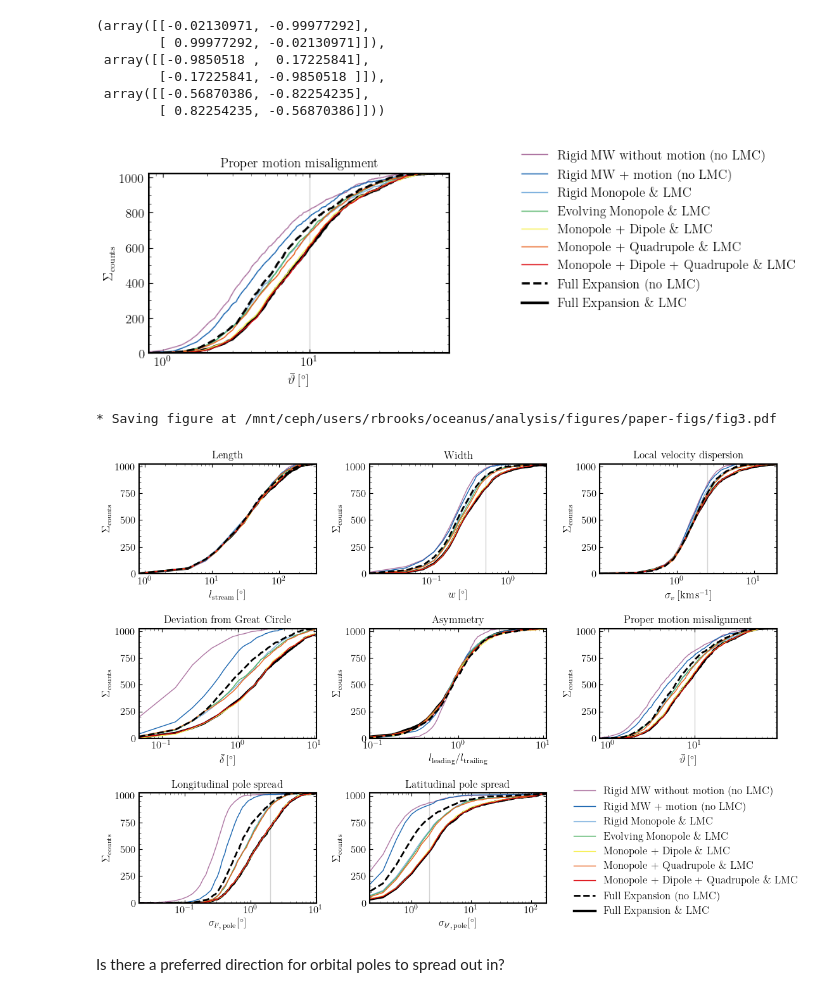
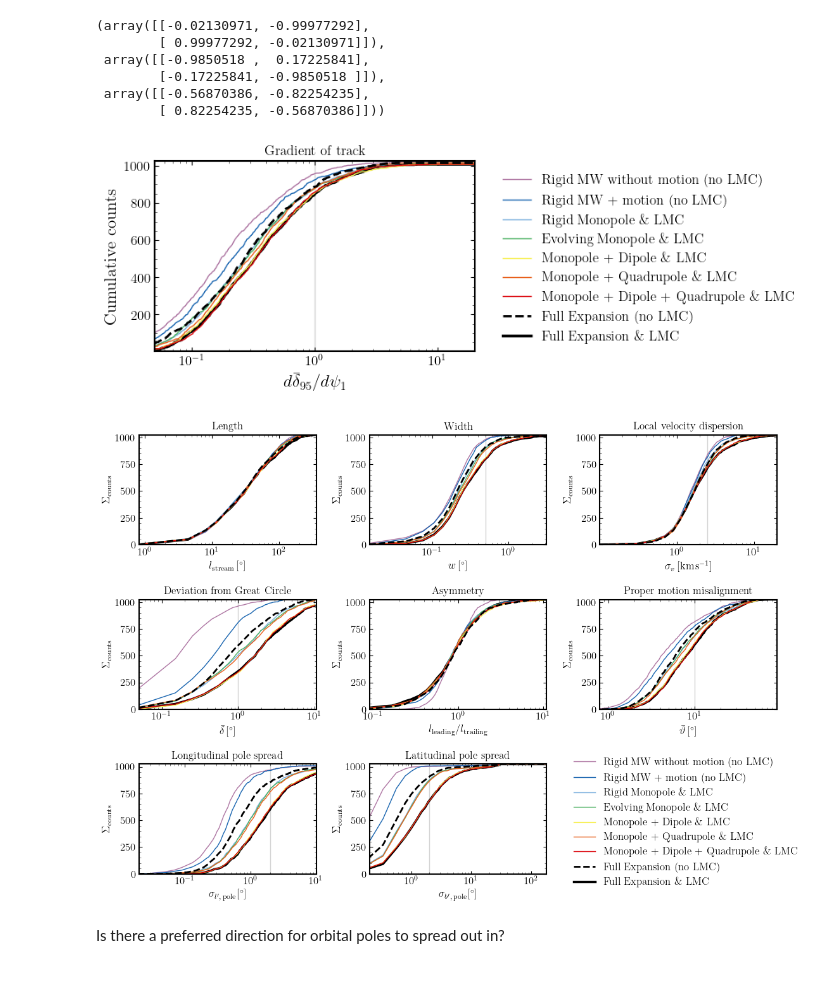
Before and after one commit to dc-broo3/oceanus, a Jupyter notebook: analysis/datamining.ipynb, the cells around one changed output. Saved outputs shown, nothing was run; the diff lists cells and outputs as text; code cells hidden in the pictures.

Commit message:
Gradient of track deviation analysis added.

```diff
--- a/analysis/datamining.ipynb
+++ b/analysis/datamining.ipynb
@@ -107,58 +105,87 @@ potentials = list(['rigid-mw.hdf5','static-mw.hdf5', 'rm-MWhalo-full-MWdisc-full
                        'md-MWhalo-full-MWdisc-full-LMC.hdf5', 'mq-MWhalo-full-MWdisc-full-LMC.hdf5', 'mdq-MWhalo-full-MWdisc-full-LMC.hdf5',\
                         'full-MWhalo-full-MWdisc-no-LMC.hdf5', 'Full-MWhalo-MWdisc-LMC.hdf5'])
 
-# potentials = list(['static-mw.hdf5','static-mw.hdf5','rm-MWhalo-full-MWdisc-full-LMC.hdf5'])
+# potentials = list(['rigid-mw.hdf5'])
 
 labels = list(['Rigid MW without motion (no LMC)', 'Rigid MW + motion (no LMC)', 'Rigid Monopole \& LMC', 'Evolving Monopole \& LMC', \
                'Monopole + Dipole \& LMC', 'Monopole + Quadrupole \& LMC', 'Monopole + Dipole + Quadrupole \& LMC',\
                'Full Expansion (no LMC)', 'Full Expansion \& LMC'])
 # labels = list(['Rigid MW without motion (no LMC)'])
 
 for j in range(len(potentials)):
 
     with h5py.File(path + potentials[j],'r') as file:
+        pm_ang = np.array(file['pm_misalignment'])
+        grad_dev = np.array(file['grad_track_deform'])
 
-        pm_ang = np.array(file['pm_misalignment'])
+    #     t_idx = -1
+    #     l_pole = np.array(file['pole_l'])[:,t_idx]
+    #     b_pole = np.array(file['pole_b'])[:,t_idx]
 
-#         t_idx = -1
-#         l_pole = np.array(file['pole_l'])[:,t_idx]
-#         b_pole = np.array(file['pole_b'])[:,t_idx]
+    #     poles =  np.stack((l_pole, b_pole))
+    # rot_pole = np.array([rotation_matrix_disc @ poles[:,i] for i in range(len(l_pole))])
 
-#         poles =  np.stack((l_pole, b_pole))
-#     rot_pole = np.array([rotation_matrix @ poles[:,i] for i in range(len(l_pole))])
+    # rot_bpole_i = np.where(rot_pole[:,1] > 90, rot_pole[:,1] - 180, rot_pole[:,1])
+    # rot_bpole_wrapped = np.where(rot_bpole_i < -90, rot_bpole_i + 180, rot_bpole_i)
 
-    # # asymmetry
-    # h, bin_edges = np.histogram(np.nanstd(rot_pole[:,1],axis=1), bins=np.linspace(0, 200, 500))
+    # print(np.nanmin(rot_pole[:,0]), np.nanmax(rot_pole[:,0]) )
+    # print(np.nanmin(rot_pole[:,1]), np.nanmax(rot_pole[:,1]) )
+    # print(np.nanmin(rot_bpole_wrapped), np.nanmax(rot_bpole_wrapped), rot_bpole_wrapped.shape)
+
+    # cos_bpole = np.cos(rot_bpole_wrapped * np.pi/180)
+    # cos_bpole_prog = cos_bpole[:,0]
+
+    # l_pole_std, b_pole_std = np.nanstd(rot_pole[:,0],axis=1) * cos_bpole_prog, np.nanstd(rot_pole[:,1],axis=1)
+
+    # pole spread
+    # h, bin_edges = np.histogram(l_pole_std, np.logspace(-2, 2, 100))
     # bin_mids = (bin_edges[:-1] + bin_edges[1:]) /2
     # if j==8:
     #     plt.plot(bin_mids, np.cumsum(h), lw=2.5, color='k', label=labels[j], zorder=1)
     # elif j==7:
     #     plt.plot(bin_mids, np.cumsum(h), lw=2, ls='dashed', color='k', label=labels[j])
     # else:
     #     plt.plot(bin_mids, np.cumsum(h), lw=1, label=labels[j], zorder=2)
 
-    # pm angle
-    h, bin_edges = np.histogram(pm_ang, bins=np.linspace(0, 90, 500))
+    # # pm angle
+    # h, bin_edges = np.histogram(pm_ang, bins=np.linspace(0, 90, 500))
+    # bin_mids = (bin_edges[:-1] + bin_edges[1:]) /2
+    # if j==8:
+    #     plt.plot(bin_mids, np.cumsum(h), lw=2.5, color='k', label=labels[j], zorder=1)
+    # elif j==7:
+    #     plt.plot(bin_mids, np.cumsum(h), lw=2, ls='dashed', color='k', label=labels[j])
+    # else:
+    #     plt.plot(bin_mids, np.cumsum(h), lw=1, label=labels[j], zorder=2)
+
+
+    # grad deviation
+    h, bin_edges = np.histogram(grad_dev, bins=np.logspace(-2, 1.5, 500))
     bin_mids = (bin_edges[:-1] + bin_edges[1:]) /2
     if j==8:
         plt.plot(bin_mids, np.cumsum(h), lw=2.5, color='k', label=labels[j], zorder=1)
     elif j==7:
         plt.plot(bin_mids, np.cumsum(h), lw=2, ls='dashed', color='k', label=labels[j])
     else:
         plt.plot(bin_mids, np.cumsum(h), lw=1, label=labels[j], zorder=2)
 
-    plt.vlines(10, 0, 1024, color='lightgrey', ls='solid', lw=.75, zorder=0.5)
+    plt.vlines(1, 0, 1024, color='lightgrey', ls='solid', lw=.75, zorder=0.5)
 
-    # plt.xlabel(r'$\sigma_{b^{\prime},\,{\mathrm{pole}}}[^{\circ}]$')
-    plt.xlabel(r'$\bar{\vartheta} \,[^{\circ}]$')
-    plt.ylabel(r'$\Sigma_{\mathrm{counts}}$')
-    plt.xlim(0.8,90)
+    # plt.xlabel(r'$\sigma_{l^{\prime}\,{\mathrm{pole}}} \cos(b^{\prime}_{\mathrm{pole}})\,[^{\circ}]$')
+    # plt.xlabel(r'$\bar{\vartheta} \,[^{\circ}]$', fontsize=15)
+    plt.xlabel(r'$d \bar{\delta}_{95} / d \psi_1$', fontsize=15)
+
+    plt.ylabel('Cumulative counts', fontsize=15)
+    # plt.xlim(0.8,90)
+    plt.xlim(0.05,20)
     plt.xscale('log')
-    plt.ylim(0,1024)
-    plt.title('Proper motion misalignment')
-    plt.legend(frameon=False, ncol=1, fontsize=12, bbox_to_anchor=(1.2,1.2))
+    plt.ylim(1,1024)
+    # plt.yscale('log')
+    plt.title('Gradient of track')
+    plt.legend(frameon=False, ncol=1, fontsize=12, bbox_to_anchor=(1.05,1.))
+
+# plt.savefig('figures/grad_deviation_metric_dist', bbox_inches='tight')
 # %% [output]
-[figure, old version]
+[figure, new version]
 # %%
 def plt_1dhists_cumulative(path, plotname, savefig=False):
     fig, ax = plt.subplots(3,3, figsize=(13,9))
@@ -357,10 +391,9 @@ def plt_1dhists_cumulative(path, plotname, savefig=False):
 path = '/mnt/ceph/users/rbrooks/oceanus/analysis/stream-runs/combined-files/plotting_data/1024-dthalfMyr-10rpmin-75ramax/'
 plotname= 'fig3'
 
-plt_1dhists_cumulative(path, plotname, True)
+plt_1dhists_cumulative(path, plotname, False)
 # %% [output]
-* Saving figure at /mnt/ceph/users/rbrooks/oceanus/analysis/figures/paper-figs/fig3.pdf
-[figure, old version]
+[figure, new version]
 # %% [markdown]
 Is there a preferred direction for orbital poles to spread out in?
 # %%
```
Also changed, not shown: parts of 8 cells of this notebook, 2 other files.
